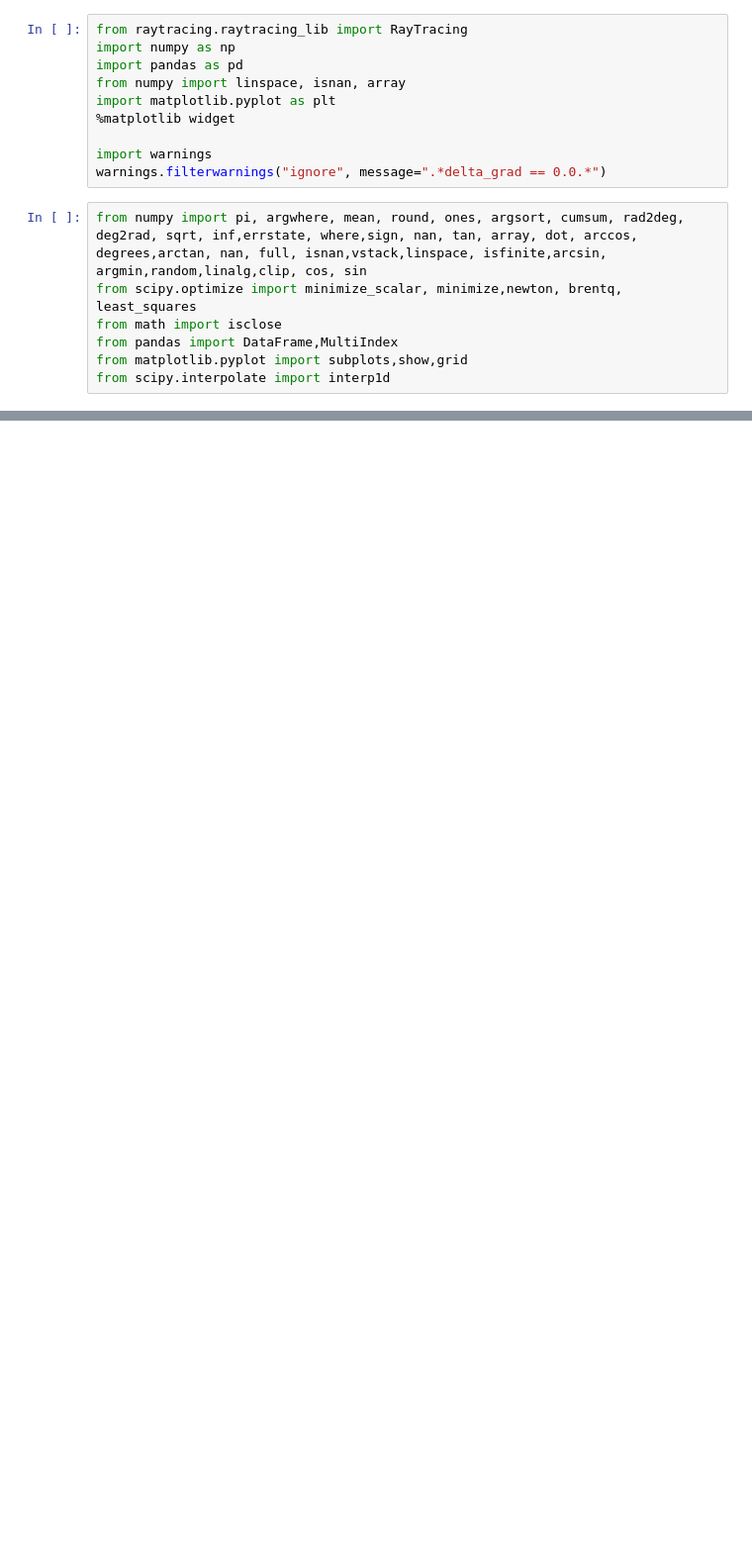
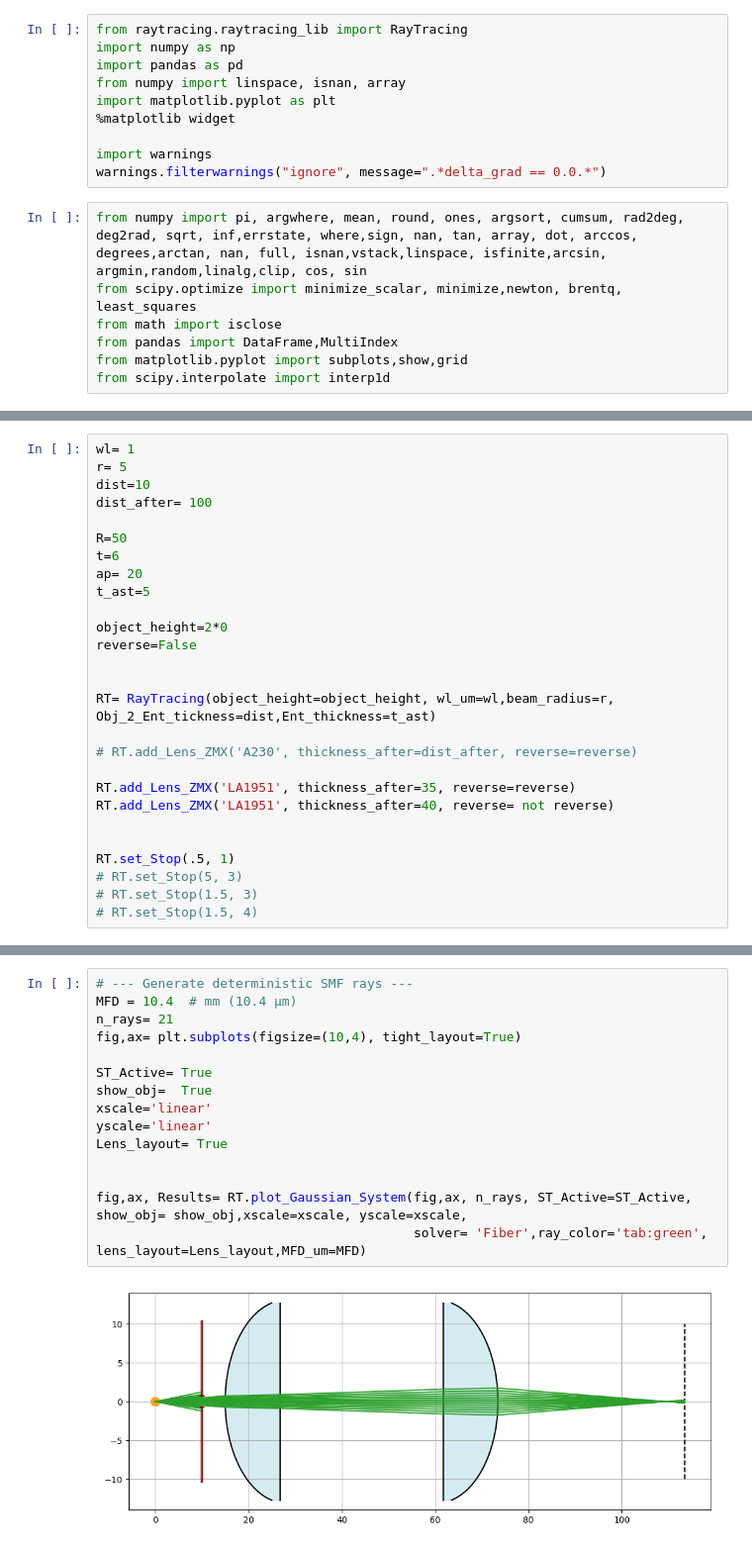
Before and after one commit to mshamdan/Ray, a Jupyter notebook: Example.ipynb, the cells around one changed output, grey strips where cells are left out. Shown at 99% size. Cells and saved outputs as stored; diff of their text form; blank space fills up the shorter version.

```diff
--- a/Example.ipynb
+++ b/Example.ipynb
@@ -38,3 +64,30 @@ RT.set_Stop(1.5, 2)
+# %%
+wl= 1
+r= 5
+dist=10
+dist_after= 100
+
+R=50
+t=6
+ap= 20
+t_ast=5
+
+object_height=2*0
+reverse=False
+
+
+RT= RayTracing(object_height=object_height, wl_um=wl,beam_radius=r, Obj_2_Ent_tickness=dist,Ent_thickness=t_ast)
+
+# RT.add_Lens_ZMX('A230', thickness_after=dist_after, reverse=reverse)
+
+RT.add_Lens_ZMX('LA1951', thickness_after=35, reverse=reverse)
+RT.add_Lens_ZMX('LA1951', thickness_after=40, reverse= not reverse)
+
+
+RT.set_Stop(.5, 1)
+# RT.set_Stop(5, 3)
+# RT.set_Stop(1.5, 3)
+# RT.set_Stop(1.5, 4)
 # %%
 fig,ax= plt.subplots(figsize=(10,4), tight_layout=True)
 
@@ -70,0 +184,17 @@ RT.y_chief
+# %%
+# --- Generate deterministic SMF rays ---
+MFD = 10.4  # mm (10.4 µm)
+n_rays= 21
+fig,ax= plt.subplots(figsize=(10,4), tight_layout=True)
+
+ST_Active= True
+show_obj=  True
+xscale='linear'
+yscale='linear'
+Lens_layout= True
+
+
+fig,ax, Results= RT.plot_Gaussian_System(fig,ax, n_rays, ST_Active=ST_Active, show_obj= show_obj,xscale=xscale, yscale=xscale,
+                                         solver= 'Fiber',ray_color='tab:green', lens_layout=Lens_layout,MFD_um=MFD)
+# %% [output]
+[figure, added]
```
Also changed, not shown: parts of 24 cells of this notebook.
